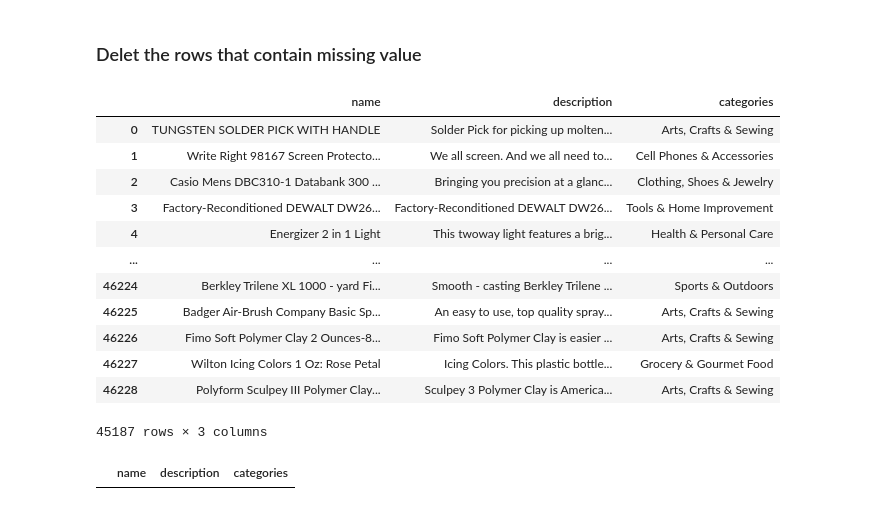
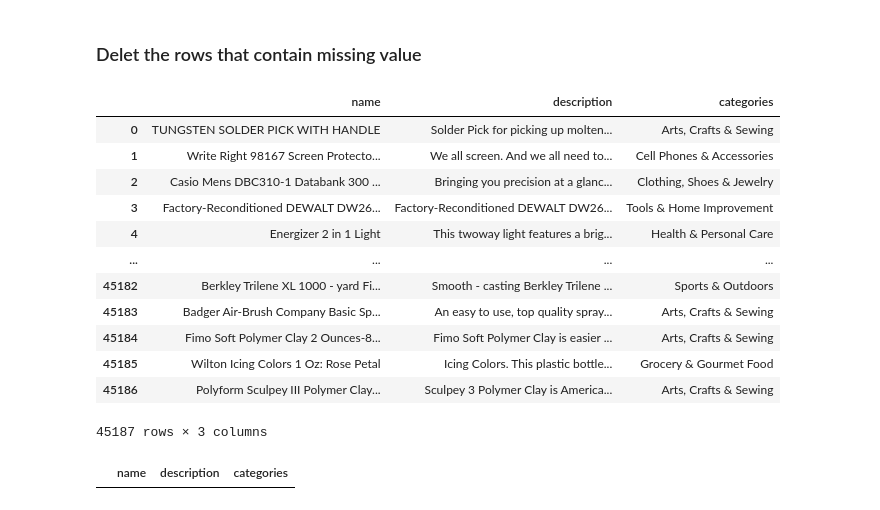
Before and after one commit to NextmediaMa/Product-Classification, a Jupyter notebook: clean_preprocess_data.ipynb, the cells around one changed output. Saved outputs shown, nothing was run; the diff lists cells and outputs as text; code cells hidden in the pictures.

```diff
--- a/clean_preprocess_data.ipynb
+++ b/clean_preprocess_data.ipynb
@@ -194,20 +194,21 @@ products_data[products_data.isnull().any(axis=1)].head()
 ### Delet the rows that contain missing value
 # %%
 products_data = products_data.dropna()
+products_data=products_data.reset_index(drop=True)
 products_data
 # %% [output]
 |  | name | description | categories |
 | 0 | TUNGSTEN SOLDER PICK WITH HANDLE | Solder Pick for picking up molten... | Arts, Crafts & Sewing |
 | 1 | Write Right 98167 Screen Protecto... | We all screen. And we all need to... | Cell Phones & Accessories |
 | 2 | Casio Mens DBC310-1 Databank 300 ... | Bringing you precision at a glanc... | Clothing, Shoes & Jewelry |
 | 3 | Factory-Reconditioned DEWALT DW26... | Factory-Reconditioned DEWALT DW26... | Tools & Home Improvement |
 | 4 | Energizer 2 in 1 Light | This twoway light features a brig... | Health & Personal Care |
 | ... | ... | ... | ... |
-| 46224 | Berkley Trilene XL 1000 - yard Fi... | Smooth - casting Berkley Trilene ... | Sports & Outdoors |
-| 46225 | Badger Air-Brush Company Basic Sp... | An easy to use, top quality spray... | Arts, Crafts & Sewing |
-| 46226 | Fimo Soft Polymer Clay 2 Ounces-8... | Fimo Soft Polymer Clay is easier ... | Arts, Crafts & Sewing |
-| 46227 | Wilton Icing Colors 1 Oz: Rose Petal | Icing Colors. This plastic bottle... | Grocery & Gourmet Food |
-| 46228 | Polyform Sculpey III Polymer Clay... | Sculpey 3 Polymer Clay is America... | Arts, Crafts & Sewing |
+| 45182 | Berkley Trilene XL 1000 - yard Fi... | Smooth - casting Berkley Trilene ... | Sports & Outdoors |
+| 45183 | Badger Air-Brush Company Basic Sp... | An easy to use, top quality spray... | Arts, Crafts & Sewing |
+| 45184 | Fimo Soft Polymer Clay 2 Ounces-8... | Fimo Soft Polymer Clay is easier ... | Arts, Crafts & Sewing |
+| 45185 | Wilton Icing Colors 1 Oz: Rose Petal | Icing Colors. This plastic bottle... | Grocery & Gourmet Food |
+| 45186 | Polyform Sculpey III Polymer Clay... | Sculpey 3 Polymer Clay is America... | Arts, Crafts & Sewing |
 45187 rows × 3 columns
 # %%
 # check if missing values is deleted in rows and columns
```
Also changed, not shown: parts of 14 cells of this notebook, 3 other files.
